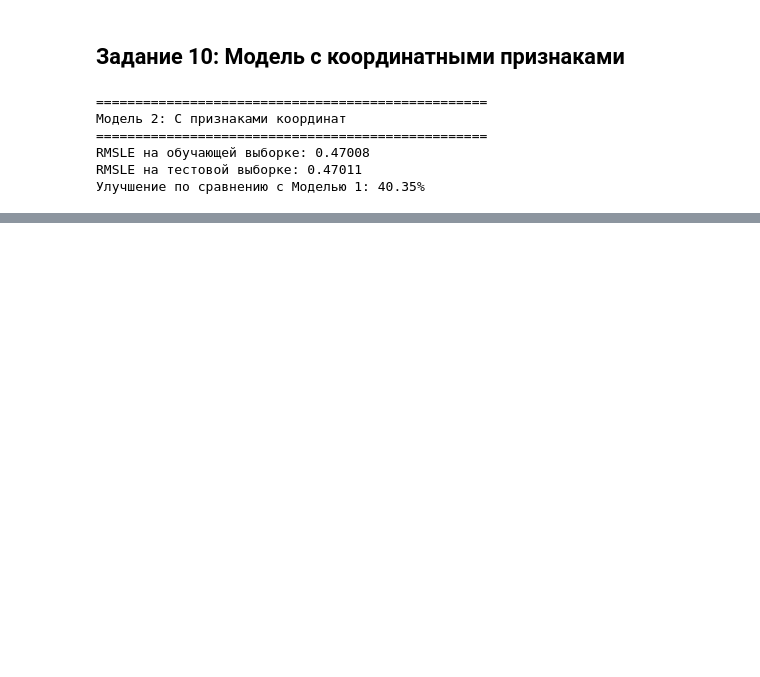
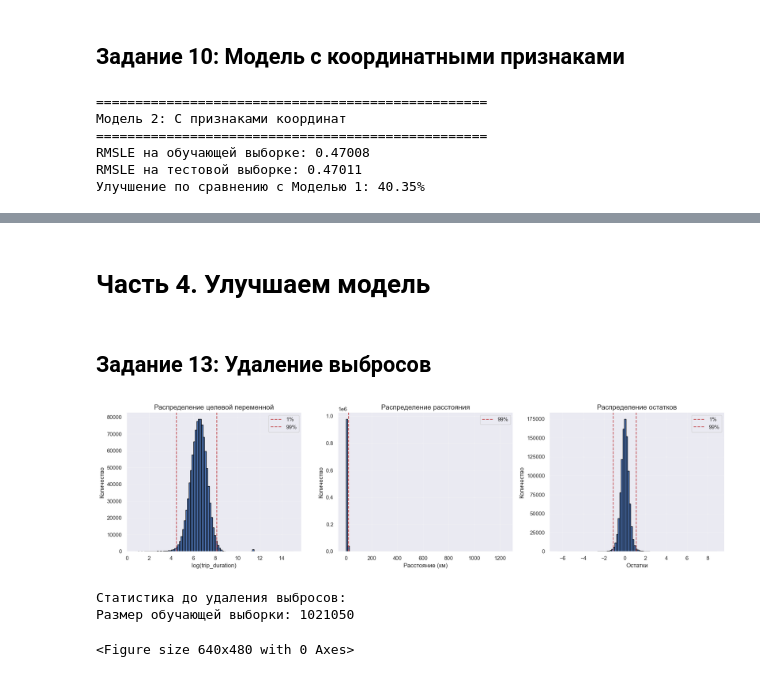
Before and after one commit to damakalshchikov/machine-learning, a Jupyter notebook: laboratory_work2.ipynb, the cells around one changed output, grey strips where cells are left out. Drawn from its saved outputs; the diff is of its cells as text; code cells hidden in the pictures; blank space fills up the shorter version.

```diff
--- a/laboratory_work2.ipynb
+++ b/laboratory_work2.ipynb
@@ -991,0 +1072,11 @@ RMSLE на тестовой выборке: 0.47011
+# %%
+# Обновляем списки признаков
+categorical_features_3 = [
+    "day_of_week",
+    "month",
+    "hour",
+    "pickup_cell",
+    "dropoff_cell",
+    "passenger_count",
+]
+numerical_features_3 = numerical_features_2 + ["vendor_binary", "store_fwd_binary"]
@@ -991,0 +1124,56 @@ RMSLE на тестовой выборке: 0.47011
+# %% [markdown]
+ # Часть 4. Улучшаем модель
+# %% [markdown]
+## Задание 13: Удаление выбросов
+# %%
+# Визуализируем распределения для поиска выбросов
+fig, axes = plt.subplots(1, 3, figsize=(18, 5))
+
+# Распределение log_trip_duration
+axes[0].hist(train_df["log_trip_duration"], bins=100, edgecolor="black")
+axes[0].set_xlabel("log(trip_duration)", fontsize=12)
+axes[0].set_ylabel("Количество", fontsize=12)
+axes[0].set_title("Распределение целевой переменной", fontsize=14)
+axes[0].axvline(
+    train_df["log_trip_duration"].quantile(0.01), color="r", linestyle="--", label="1%"
+)
+axes[0].axvline(
+    train_df["log_trip_duration"].quantile(0.99), color="r", linestyle="--", label="99%"
+)
+axes[0].legend()
+axes[0].grid(True, alpha=0.3)
+
+# Распределение haversine
+axes[1].hist(train_df["haversine"], bins=100, edgecolor="black")
+axes[1].set_xlabel("Расстояние (км)", fontsize=12)
+axes[1].set_ylabel("Количество", fontsize=12)
+axes[1].set_title("Распределение расстояния", fontsize=14)
+axes[1].axvline(
+    train_df["haversine"].quantile(0.99), color="r", linestyle="--", label="99%"
+)
+axes[1].legend()
+axes[1].grid(True, alpha=0.3)
+
+# Распределение остатков модели 3
+residuals = y_train - y_pred_train_3
+axes[2].hist(residuals, bins=100, edgecolor="black")
+axes[2].set_xlabel("Остатки", fontsize=12)
+axes[2].set_ylabel("Количество", fontsize=12)
+axes[2].set_title("Распределение остатков", fontsize=14)
+axes[2].axvline(np.percentile(residuals, 1), color="r", linestyle="--", label="1%")
+axes[2].axvline(np.percentile(residuals, 99), color="r", linestyle="--", label="99%")
+axes[2].legend()
+axes[2].grid(True, alpha=0.3)
+
+plt.tight_layout()
+plt.show()
+plt.savefig("data/output/laboratory_work2/outliers_detection.png")
+
+# Определяем выбросы
+print("Статистика до удаления выбросов:")
+print(f"Размер обучающей выборки: {len(train_df)}")
+# %% [output]
+[figure, added]
+Статистика до удаления выбросов:
+Размер обучающей выборки: 1021050
+<Figure size 640x480 with 0 Axes>
```
Also changed, not shown: parts of 33 cells of this notebook.
